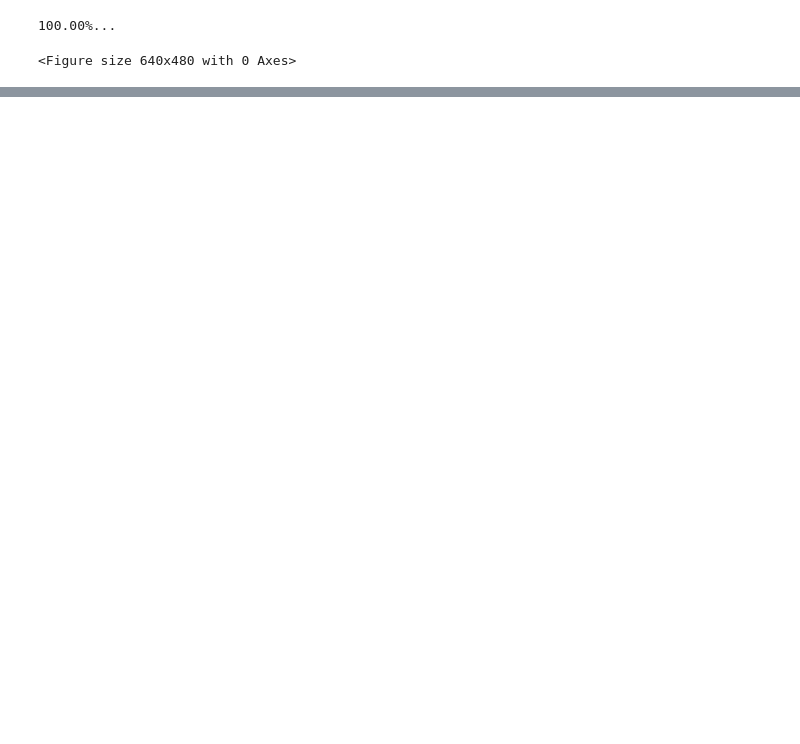
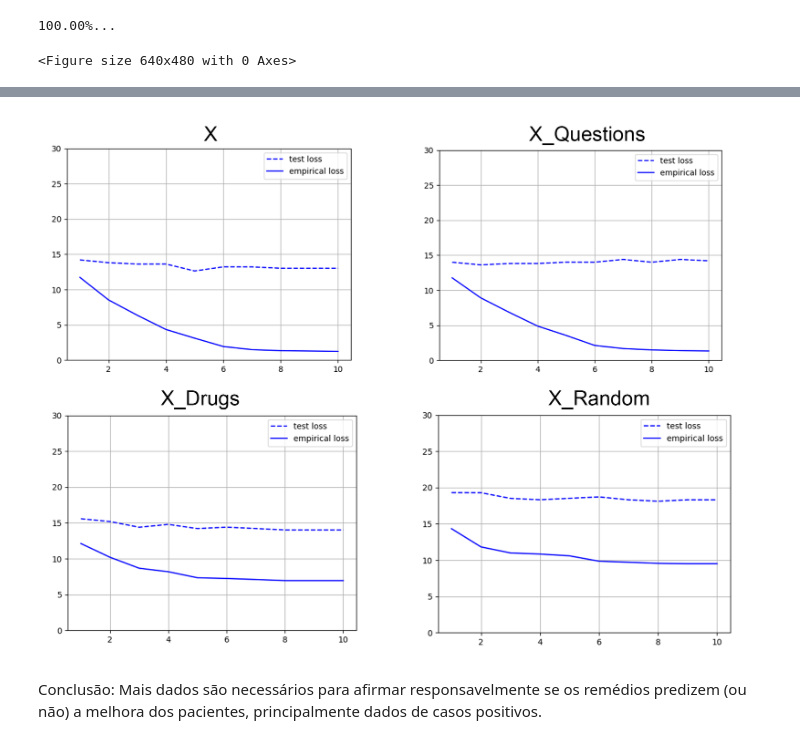
Before and after one commit to VictorHenrique317/ml-projeto-final, a Jupyter notebook: main.ipynb, the cells around one changed output, grey strips where cells are left out. Saved outputs shown, nothing was run; the diff lists cells and outputs as text; code cells hidden in the pictures; blank space fills up the shorter version.

```diff
--- a/main.ipynb
+++ b/main.ipynb
@@ -339,0 +328,6 @@ empirical_accuracy:  71.45% | test_accuracy:  49.20%
+# %%
+Image(filename='plots/manual/xgboost_features.jpg')
+# %% [output]
+[figure, added]
+# %% [markdown]
+Conclusão: Mais dados são necessários para afirmar responsavelmente se os remédios predizem (ou não) a melhora dos pacientes, principalmente dados de casos positivos.
```
Also changed, not shown: parts of 37 cells of this notebook, 7 other files.
